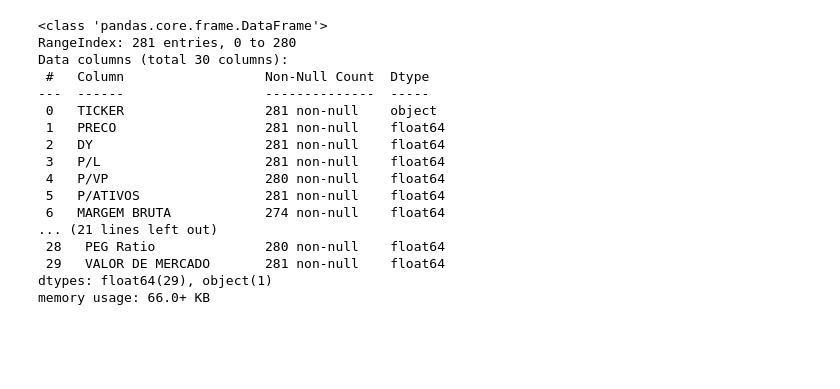
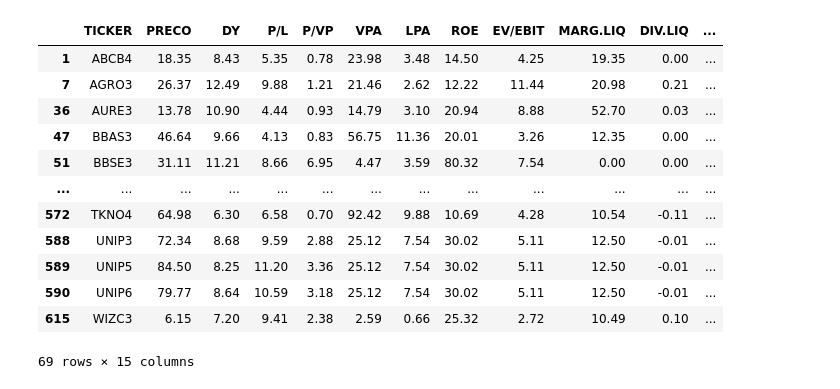
Before and after one commit to Scheinera/StatusInvest, a Jupyter notebook: [Status Invest] BuscaAvancada.ipynb, the cells around one changed output. Drawn from its saved outputs; the diff is of its cells as text; code cells hidden in the pictures; blank space fills up the shorter version.

```diff
--- a/[Status Invest] BuscaAvancada.ipynb
+++ b/[Status Invest] BuscaAvancada.ipynb
@@ -20,20 +20,32 @@ df
-# %%
-df.info()
-# %% [output]
-<class 'pandas.core.frame.DataFrame'>
-RangeIndex: 281 entries, 0 to 280
-Data columns (total 30 columns):
- #   Column                  Non-Null Count  Dtype
----  ------                  --------------  -----
- 0   TICKER                  281 non-null    object
- 1   PRECO                   281 non-null    float64
- 2   DY                      281 non-null    float64
- 3   P/L                     281 non-null    float64
- 4   P/VP                    280 non-null    float64
- 5   P/ATIVOS                281 non-null    float64
- 6   MARGEM BRUTA            274 non-null    float64
-... (21 lines left out)
- 28   PEG Ratio              280 non-null    float64
- 29   VALOR DE MERCADO       281 non-null    float64
-dtypes: float64(29), object(1)
-memory usage: 66.0+ KB
+# %%
+filter = df.loc[df['DY'] >= 6].loc[df['P/L'] >= 0.01].loc[df['P/L'] <= 15].loc[df['ROE'] >= 10].loc[df['EV/EBIT'] >= 0.01].loc[
+    df['EV/EBIT'] <= 15].loc[df['LIQ. CORRENTE'] >= 0.5].loc[df[' LIQUIDEZ MEDIA DIARIA'] >= 100]
+
+filter = filter.loc[:, ['TICKER', 'PRECO', 'DY', 'P/L', 'P/VP', ' VPA' , ' LPA', 'ROE', 'EV/EBIT', 'MARG. LIQUIDA', 'DIV. LIQ. / PATRI.', 'LIQ. CORRENTE',' LIQUIDEZ MEDIA DIARIA', ' VALOR DE MERCADO']]
+
+filter.fillna(value=0, inplace=True)
+
+filter[' LIQUIDEZ MEDIA DIARIA'] = (filter[' LIQUIDEZ MEDIA DIARIA']) / 1000000
+filter[' VALOR DE MERCADO'] = (filter[' VALOR DE MERCADO']) / 1000000
+filter.rename(columns={'DIV. LIQ. / PATRI.': "DIV.LIQ" }, inplace=True)
+filter.rename(columns={' LIQUIDEZ MEDIA DIARIA': "LIQ.DIARIA" }, inplace=True)
+filter.rename(columns={'MARG. LIQUIDA': "MARG.LIQ" }, inplace=True)
+filter.rename(columns={'LIQ. CORRENTE': "LIQ.CORRENTE" }, inplace=True)
+filter.rename(columns={' VALOR DE MERCADO': "VLR.MERCADO" }, inplace=True)
+
+filter['N_ACOES'] = filter['VLR.MERCADO'] / filter[' VPA']
+filter
+# %% [output]
+|  | TICKER | PRECO | DY | P/L | P/VP | VPA | LPA | ROE | EV/EBIT | MARG.LIQ | DIV.LIQ | ... |
+| 1 | ABCB4 | 18.35 | 8.43 | 5.35 | 0.78 | 23.98 | 3.48 | 14.50 | 4.25 | 19.35 | 0.00 | ... |
+| 7 | AGRO3 | 26.37 | 12.49 | 9.88 | 1.21 | 21.46 | 2.62 | 12.22 | 11.44 | 20.98 | 0.21 | ... |
+| 36 | AURE3 | 13.78 | 10.90 | 4.44 | 0.93 | 14.79 | 3.10 | 20.94 | 8.88 | 52.70 | 0.03 | ... |
+| 47 | BBAS3 | 46.64 | 9.66 | 4.13 | 0.83 | 56.75 | 11.36 | 20.01 | 3.26 | 12.35 | 0.00 | ... |
+| 51 | BBSE3 | 31.11 | 11.21 | 8.66 | 6.95 | 4.47 | 3.59 | 80.32 | 7.54 | 0.00 | 0.00 | ... |
+| ... | ... | ... | ... | ... | ... | ... | ... | ... | ... | ... | ... | ... |
+| 572 | TKNO4 | 64.98 | 6.30 | 6.58 | 0.70 | 92.42 | 9.88 | 10.69 | 4.28 | 10.54 | -0.11 | ... |
+| 588 | UNIP3 | 72.34 | 8.68 | 9.59 | 2.88 | 25.12 | 7.54 | 30.02 | 5.11 | 12.50 | -0.01 | ... |
+| 589 | UNIP5 | 84.50 | 8.25 | 11.20 | 3.36 | 25.12 | 7.54 | 30.02 | 5.11 | 12.50 | -0.01 | ... |
+| 590 | UNIP6 | 79.77 | 8.64 | 10.59 | 3.18 | 25.12 | 7.54 | 30.02 | 5.11 | 12.50 | -0.01 | ... |
+| 615 | WIZC3 | 6.15 | 7.20 | 9.41 | 2.38 | 2.59 | 0.66 | 25.32 | 2.72 | 10.49 | 0.10 | ... |
+69 rows × 15 columns
```
Also changed, not shown: parts of 1 cell of this notebook, 5 other files.
